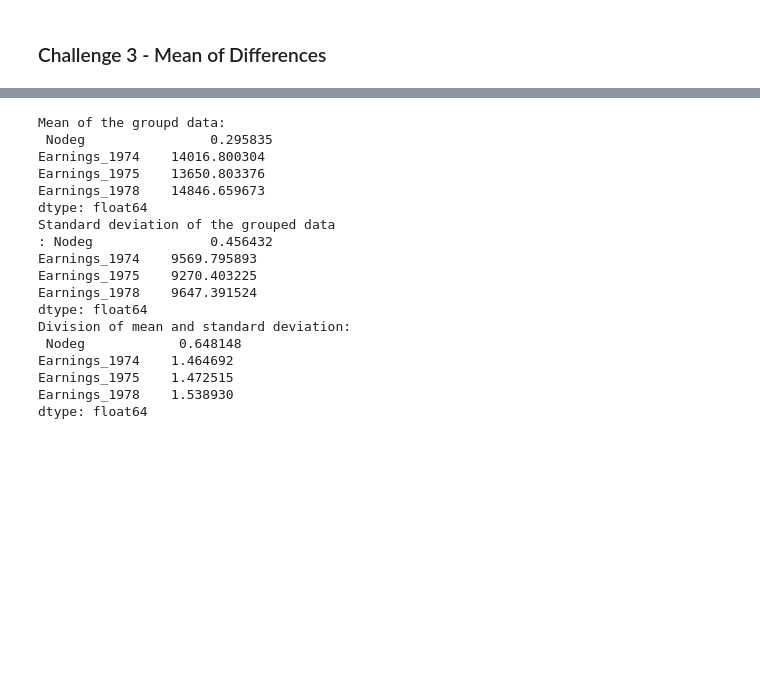
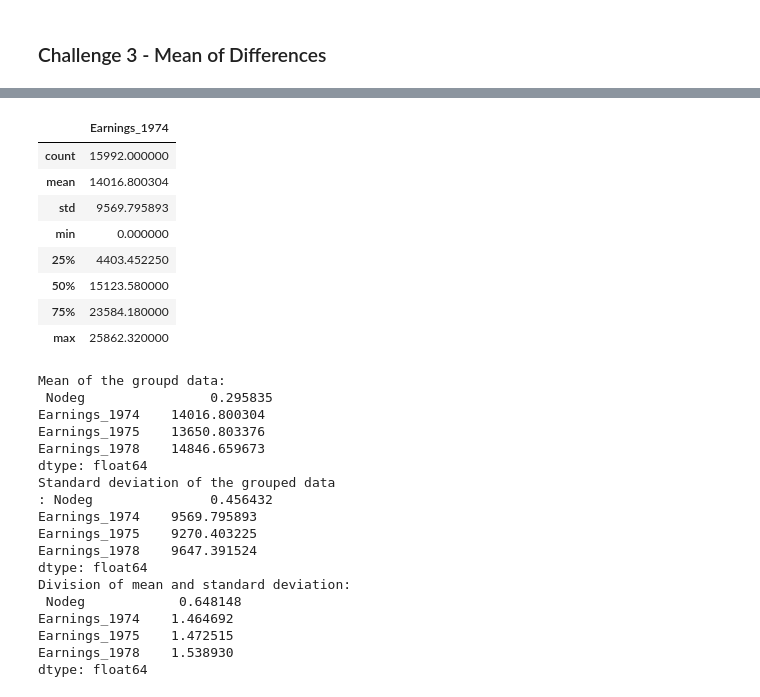
Before and after one commit to SidhST12/BSIP_Quiz1_Students, a Jupyter notebook: quiz_1_start.ipynb, the cells around one changed output, grey strips where cells are left out. Drawn from its saved outputs; the diff is of its cells as text; code cells hidden in the pictures; blank space fills up the shorter version.

```diff
--- a/quiz_1_start.ipynb
+++ b/quiz_1_start.ipynb
@@ -135,3 +171,18 @@ df.describe()
+# %%
+dfy = df[["Eduacation", "Hisp", "Hisp","Earnings_1974"]]
+dfy.describe()
+#print("Mean of the groupd data: \n", dfy.mean())
+#print("Standard deviation of the grouped data \n:" ,dfy.std())
+# %% [output]
+|  | Earnings_1974 |
+| count | 15992.000000 |
+| mean | 14016.800304 |
+| std | 9569.795893 |
+| min | 0.000000 |
+| 25% | 4403.452250 |
+| 50% | 15123.580000 |
+| 75% | 23584.180000 |
+| max | 25862.320000 |
 # %%
 #SMD = Difference in mean outcome between groups / Standard deviation of outcome among participants
 df3 = df[["Nodeg", "Earnings_1974", "Earnings_1975","Earnings_1978"]]
```
Also changed, not shown: parts of 16 cells of this notebook.
